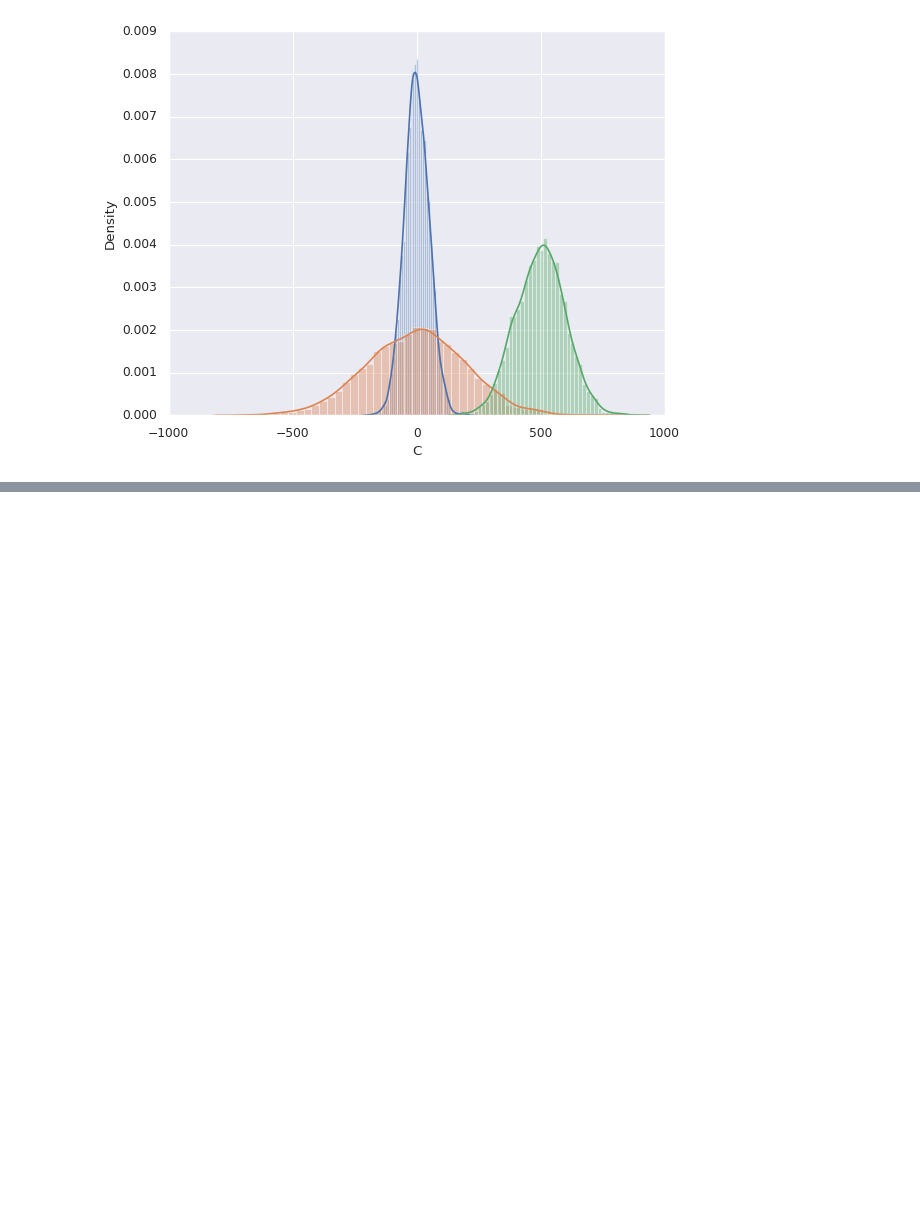
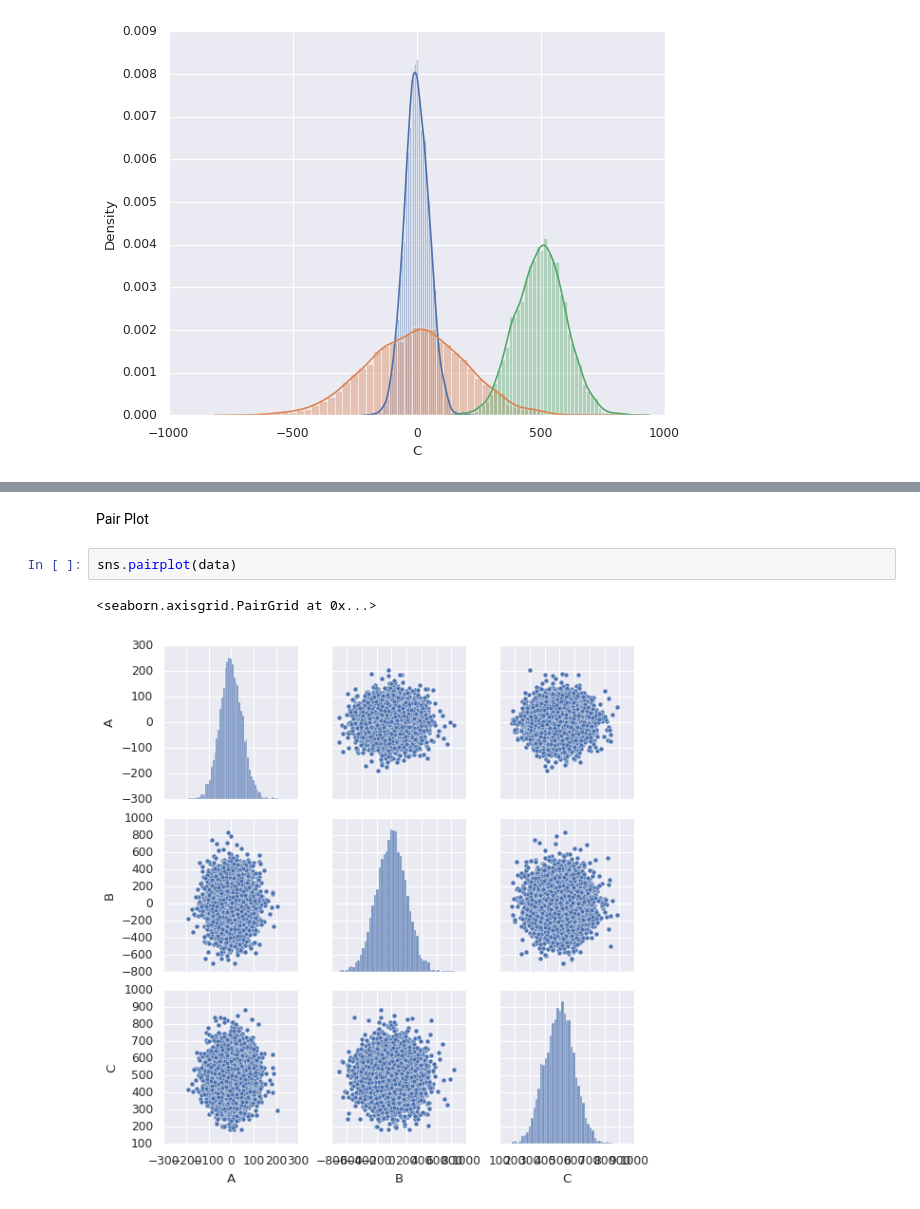
Before and after one commit to tarsojabbes/basics-data-analysis, a Jupyter notebook: MatPlotLib_Seaborn_Bokeh.ipynb, the cells around one changed output, grey strips where cells are left out. Drawn from its saved outputs; the diff is of its cells as text; blank space fills up the shorter version.

```diff
--- a/MatPlotLib_Seaborn_Bokeh.ipynb
+++ b/MatPlotLib_Seaborn_Bokeh.ipynb
@@ -64,0 +72,7 @@ for col in data.columns:
+# %% [markdown]
+Pair Plot
+# %%
+sns.pairplot(data)
+# %% [output]
+<seaborn.axisgrid.PairGrid at 0x...>
+[figure, added]
```
Also changed, not shown: parts of 5 cells of this notebook.
